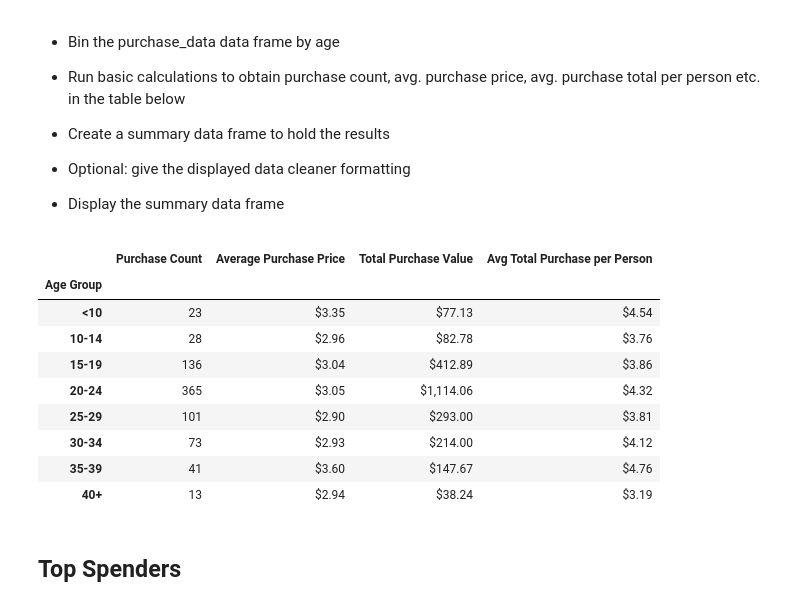
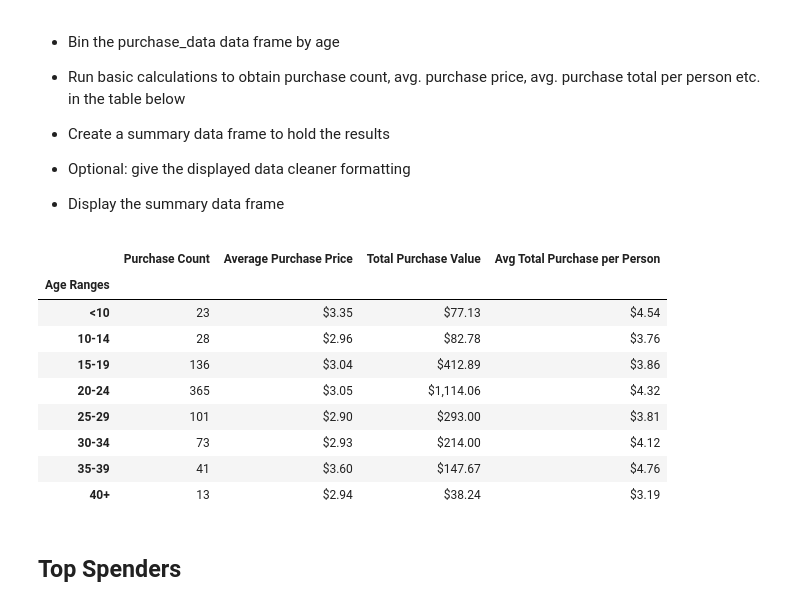
Before and after one commit to tratnikc/pandas-challenge, a Jupyter notebook: HeroesOfPymoli/HeroesOfPymoli.ipynb, the cells around one changed output. Drawn from its saved outputs; the diff is of its cells as text; code cells hidden in the pictures.

```diff
--- a/HeroesOfPymoli/HeroesOfPymoli.ipynb
+++ b/HeroesOfPymoli/HeroesOfPymoli.ipynb
@@ -238,39 +238,39 @@ age_bin_df
 * Display the summary data frame
 # %%
 #bin purchase_data by Age
-purchase_data["Age Group"] = pd.cut(purchase_data["Age"], bins, labels=age_labels)
+purchase_data["Age Ranges"] = pd.cut(purchase_data["Age"], bins, labels=age_labels)
 
 #create a groupby object based on the Age Group
-p_age_group = purchase_data.groupby("Age Group")
+p_age_group = purchase_data.groupby("Age Ranges")
 
 #purchase_count
 p_count = p_age_group["Age"].count()
 
 #average purchase price
 p_avg_price = p_age_group["Price"].mean()
 
 #total purchase value
 p_total_value = p_age_group["Price"].sum()
 
 #average total purchase per person
 p_avg_person = p_total_value / age_bin_df["Total Count"]
 
 #create a summary data frame to hold results
 age_purchases = pd.DataFrame({"Purchase Count":p_count,
                              "Average Purchase Price":p_avg_price,
                              "Total Purchase Value":p_total_value,
                              "Avg Total Purchase per Person":p_avg_person})
 
 #formatting
 age_purchases["Average Purchase Price"] = age_purchases["Average Purchase Price"].map("${:.2f}".format)
 age_purchases["Total Purchase Value"] = age_purchases["Total Purchase Value"].map("${:,.2f}".format)
 age_purchases["Avg Total Purchase per Person"] = age_purchases["Avg Total Purchase per Person"].map("${:.2f}".format)
 
 #display summary data frame
 age_purchases
 # %% [output]
 |  | Purchase Count | Average Purchase Price | Total Purchase Value | Avg Total Purchase per Person |
-| Age Group |  |  |  |  |
+| Age Ranges |  |  |  |  |
 | <10 | 23 | $3.35 | $77.13 | $4.54 |
 | 10-14 | 28 | $2.96 | $82.78 | $3.76 |
 | 15-19 | 136 | $3.04 | $412.89 | $3.86 |
```
Also changed, not shown: 3 other files.
